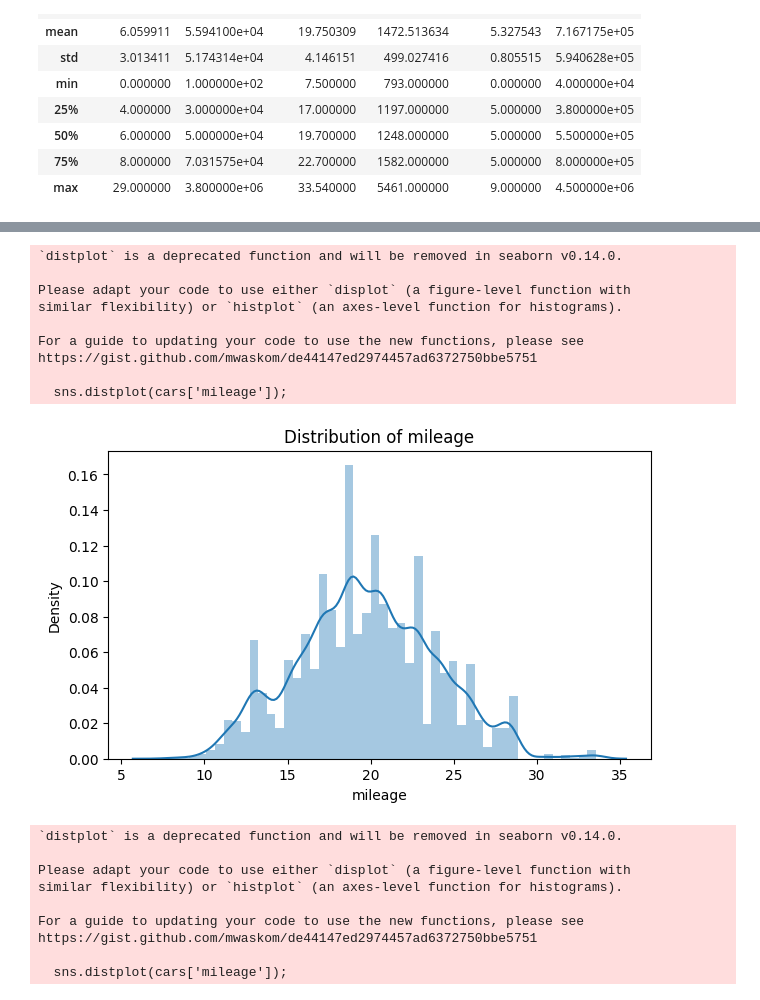
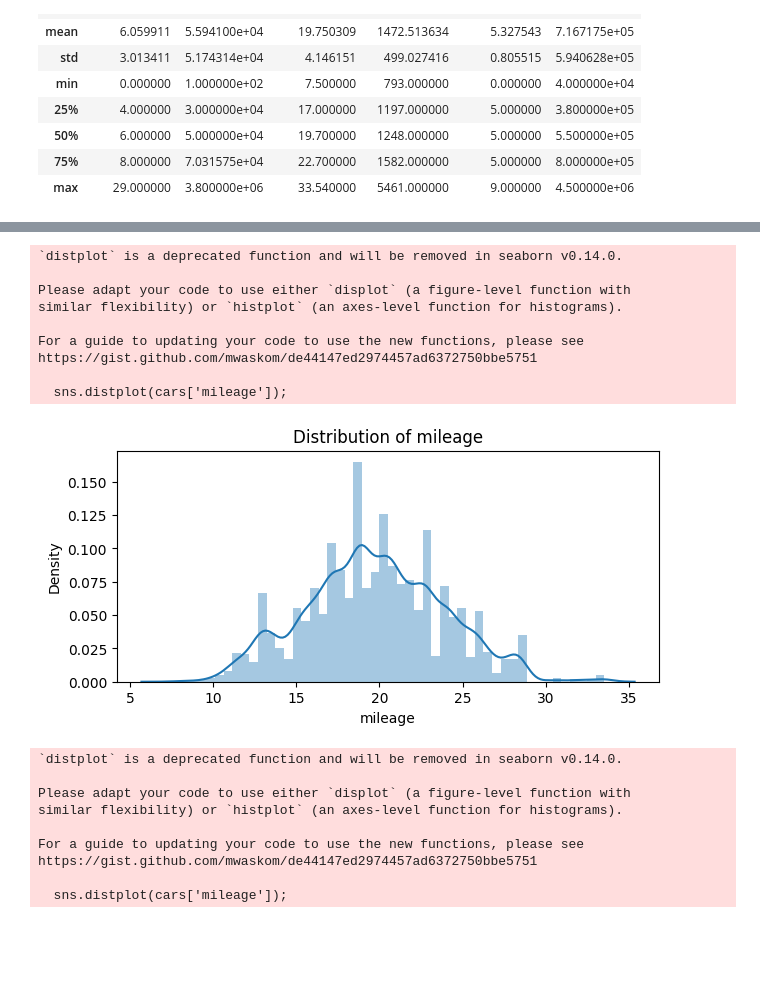
Before and after one commit to ishahmshah1025/IEEE-HACKATHON-Data-Pioneers, a Jupyter notebook: Input__Data_Pioneers_RFR.ipynb, the cells around one changed output, grey strips where cells are left out. Saved outputs shown, nothing was run; the diff lists cells and outputs as text; code cells hidden in the pictures; blank space fills up the shorter version.

```diff
--- a/Input__Data_Pioneers_RFR.ipynb
+++ b/Input__Data_Pioneers_RFR.ipynb
@@ -158,18 +279,18 @@ https://gist.github.com/mwaskom/de44147ed2974457ad6372750bbe5751
 # %%
-plt.figure(figsize = (7, 4))
+plt.figure(figsize = (7, 3))
 sns.distplot(cars['mileage']);
 plt.title('Distribution of mileage');
 # %% [output]
 `distplot` is a deprecated function and will be removed in seaborn v0.14.0.
 
 Please adapt your code to use either `displot` (a figure-level function with
 similar flexibility) or `histplot` (an axes-level function for histograms).
 
 For a guide to updating your code to use the new functions, please see
 https://gist.github.com/mwaskom/de44147ed2974457ad6372750bbe5751
 
   sns.distplot(cars['mileage']);
-[figure, old version]
+[figure, new version]
 # %%
 p = cars['mileage'].quantile(0.99)
 cars = cars[cars['mileage']<p]
```
Also changed, not shown: parts of 23 cells of this notebook.
